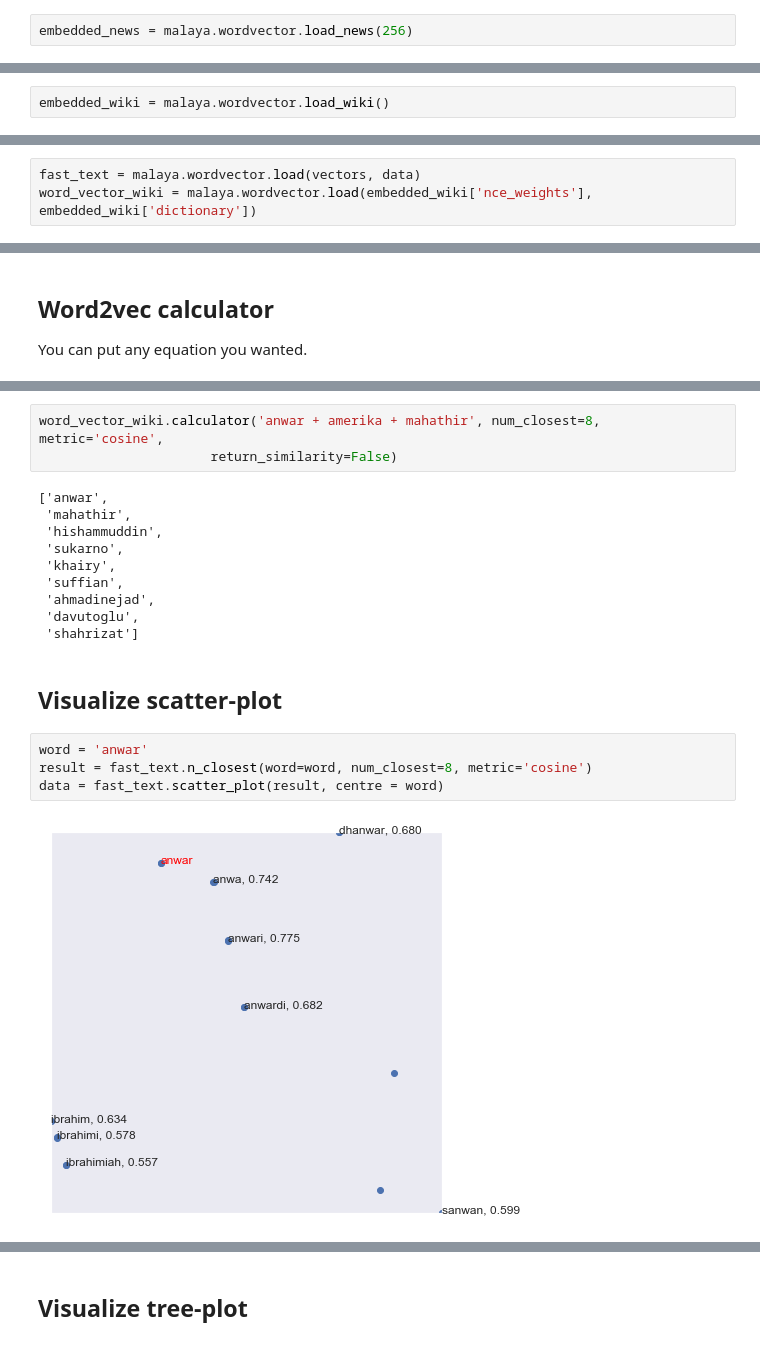
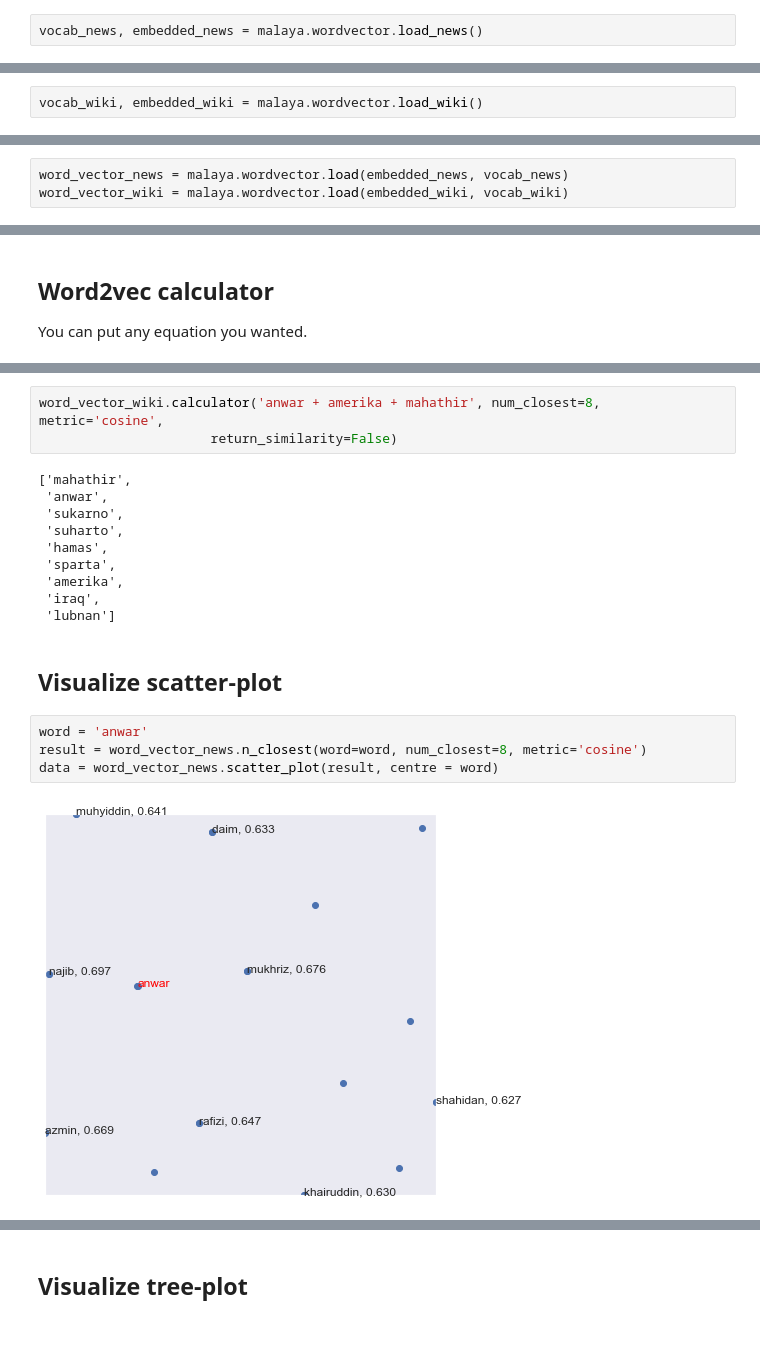
Before and after one commit to mesolitica/malaya, a Jupyter notebook: example/wordvector/load-wordvector.ipynb, the cells around one changed output, grey strips where cells are left out. Drawn from its saved outputs; the diff is of its cells as text.

```diff
--- a/example/wordvector/load-wordvector.ipynb
+++ b/example/wordvector/load-wordvector.ipynb
@@ -39,11 +26,11 @@ Wall time: 11.5 s
 # %% [markdown]
 ## Load malaya news word2vec
 # %%
-embedded_news = malaya.wordvector.load_news(256)
+vocab_news, embedded_news = malaya.wordvector.load_news()
 # %% [markdown]
 ## Load malaya wikipedia word2vec
 # %%
-embedded_wiki = malaya.wordvector.load_wiki()
+vocab_wiki, embedded_wiki = malaya.wordvector.load_wiki()
 # %% [markdown]
 ## Load word vector interface
 
@@ -121,4 +109,4 @@ vectors = np.array(vectors)
 # %%
-fast_text = malaya.wordvector.load(vectors, data)
-word_vector_wiki = malaya.wordvector.load(embedded_wiki['nce_weights'], embedded_wiki['dictionary'])
+word_vector_news = malaya.wordvector.load(embedded_news, vocab_news)
+word_vector_wiki = malaya.wordvector.load(embedded_wiki, vocab_wiki)
 # %% [output]
@@ -229,23 +219,23 @@ fast_text.calculator('anwar + amerika + mahathir', num_closest=8, metric='cosine
 word_vector_wiki.calculator('anwar + amerika + mahathir', num_closest=8, metric='cosine',
                       return_similarity=False)
 # %% [output]
-['anwar',
- 'mahathir',
- 'hishammuddin',
+['mahathir',
+ 'anwar',
  'sukarno',
- 'khairy',
- 'suffian',
- 'ahmadinejad',
- 'davutoglu',
- 'shahrizat']
+ 'suharto',
+ 'hamas',
+ 'sparta',
+ 'amerika',
+ 'iraq',
+ 'lubnan']
 # %% [markdown]
 ## Visualize scatter-plot
 # %%
 word = 'anwar'
-result = fast_text.n_closest(word=word, num_closest=8, metric='cosine')
-data = fast_text.scatter_plot(result, centre = word)
+result = word_vector_news.n_closest(word=word, num_closest=8, metric='cosine')
+data = word_vector_news.scatter_plot(result, centre = word)
 # %% [output]
-[figure, old version]
+[figure, new version]
 # %%
 word = 'anwar'
 result = word_vector_wiki.n_closest(word=word, num_closest=8, metric='cosine')
```
Also changed, not shown: parts of 21 cells of this notebook, 34 other files.
